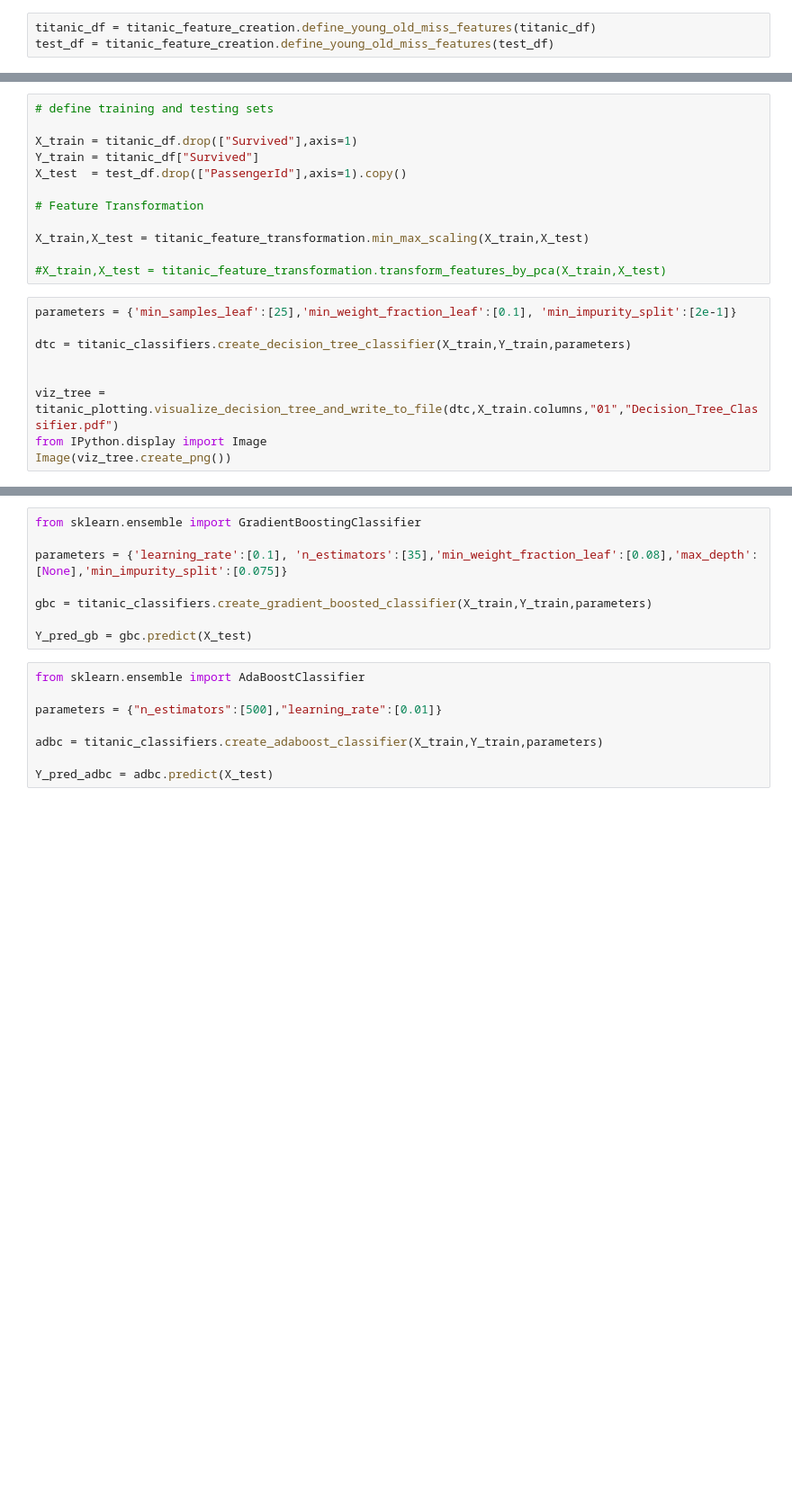
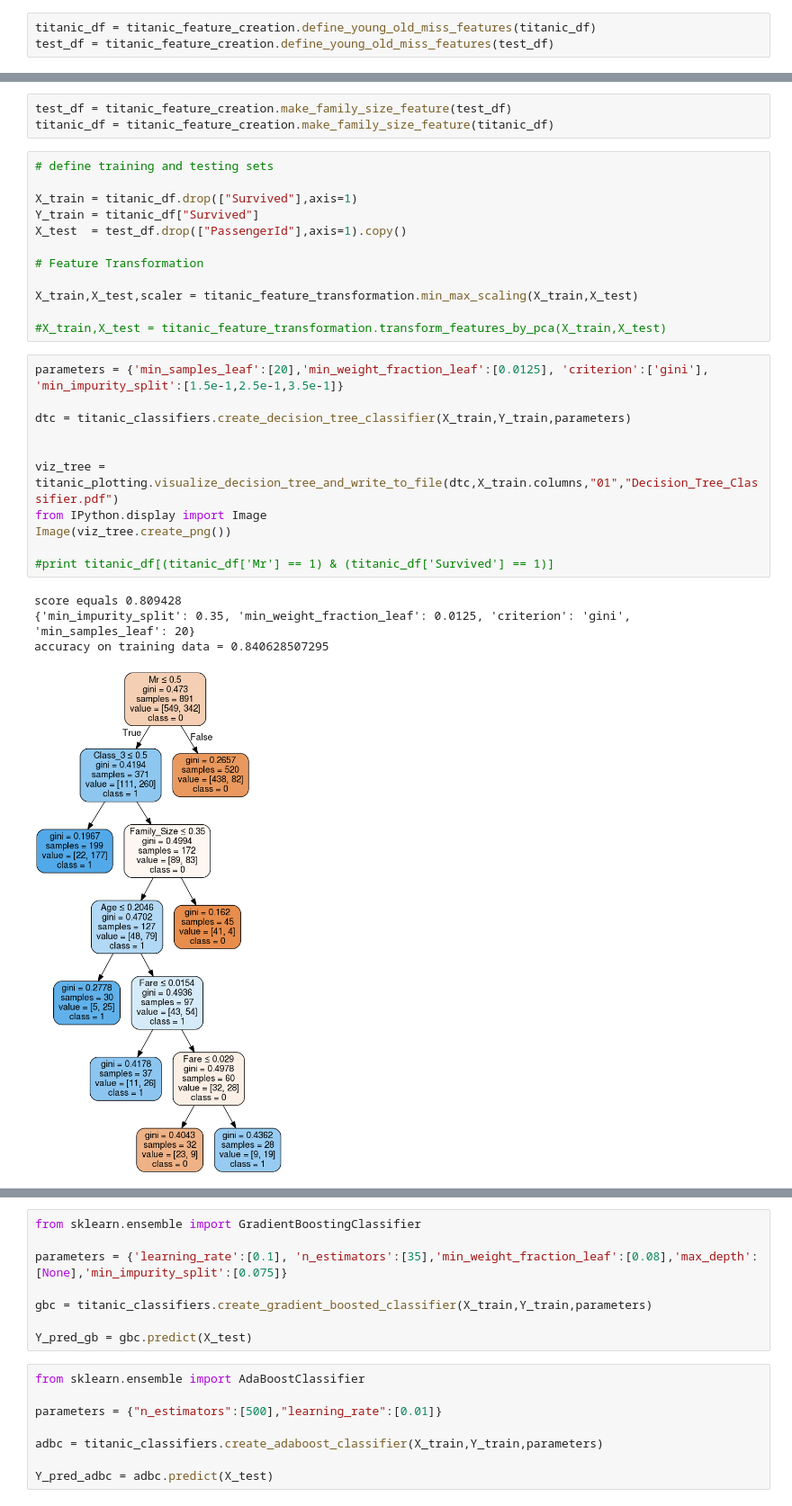
Before and after one commit to noogakl81/TitanicSeattleIceberg, a Jupyter notebook: scripts/TitanicFeatureParsingAndTransformation.ipynb, the cells around one changed output, grey strips where cells are left out. Shown: that part at 90% size. Saved outputs shown, nothing was run; the diff lists cells and outputs as text; blank space fills up the shorter version.

```diff
--- a/scripts/TitanicFeatureParsingAndTransformation.ipynb
+++ b/scripts/TitanicFeatureParsingAndTransformation.ipynb
@@ -123,3 +208,6 @@ if visualize_data:
+# %%
+test_df = titanic_feature_creation.make_family_size_feature(test_df)
+titanic_df = titanic_feature_creation.make_family_size_feature(titanic_df)
 # %%
 # define training and testing sets
 
@@ -129,18 +217,25 @@ X_test  = test_df.drop(["PassengerId"],axis=1).copy()
 
 # Feature Transformation
 
-X_train,X_test = titanic_feature_transformation.min_max_scaling(X_train,X_test)
+X_train,X_test,scaler = titanic_feature_transformation.min_max_scaling(X_train,X_test)
 
 #X_train,X_test = titanic_feature_transformation.transform_features_by_pca(X_train,X_test)
 # %%
-parameters = {'min_samples_leaf':[25],'min_weight_fraction_leaf':[0.1], 'min_impurity_split':[2e-1]}
+parameters = {'min_samples_leaf':[20],'min_weight_fraction_leaf':[0.0125], 'criterion':['gini'], 'min_impurity_split':[1.5e-1,2.5e-1,3.5e-1]}
 
 dtc = titanic_classifiers.create_decision_tree_classifier(X_train,Y_train,parameters)
 
 
 viz_tree = titanic_plotting.visualize_decision_tree_and_write_to_file(dtc,X_train.columns,"01","Decision_Tree_Classifier.pdf")
 from IPython.display import Image
 Image(viz_tree.create_png())
+
+#print titanic_df[(titanic_df['Mr'] == 1) & (titanic_df['Survived'] == 1)]
+# %% [output]
+score equals 0.809428
+{'min_impurity_split': 0.35, 'min_weight_fraction_leaf': 0.0125, 'criterion': 'gini', 'min_samples_leaf': 20}
+accuracy on training data = 0.840628507295
+[figure, added]
 # %%
 from sklearn.ensemble import RandomForestClassifier
 
```
Also changed, not shown: parts of 19 cells of this notebook, 4 other files.
